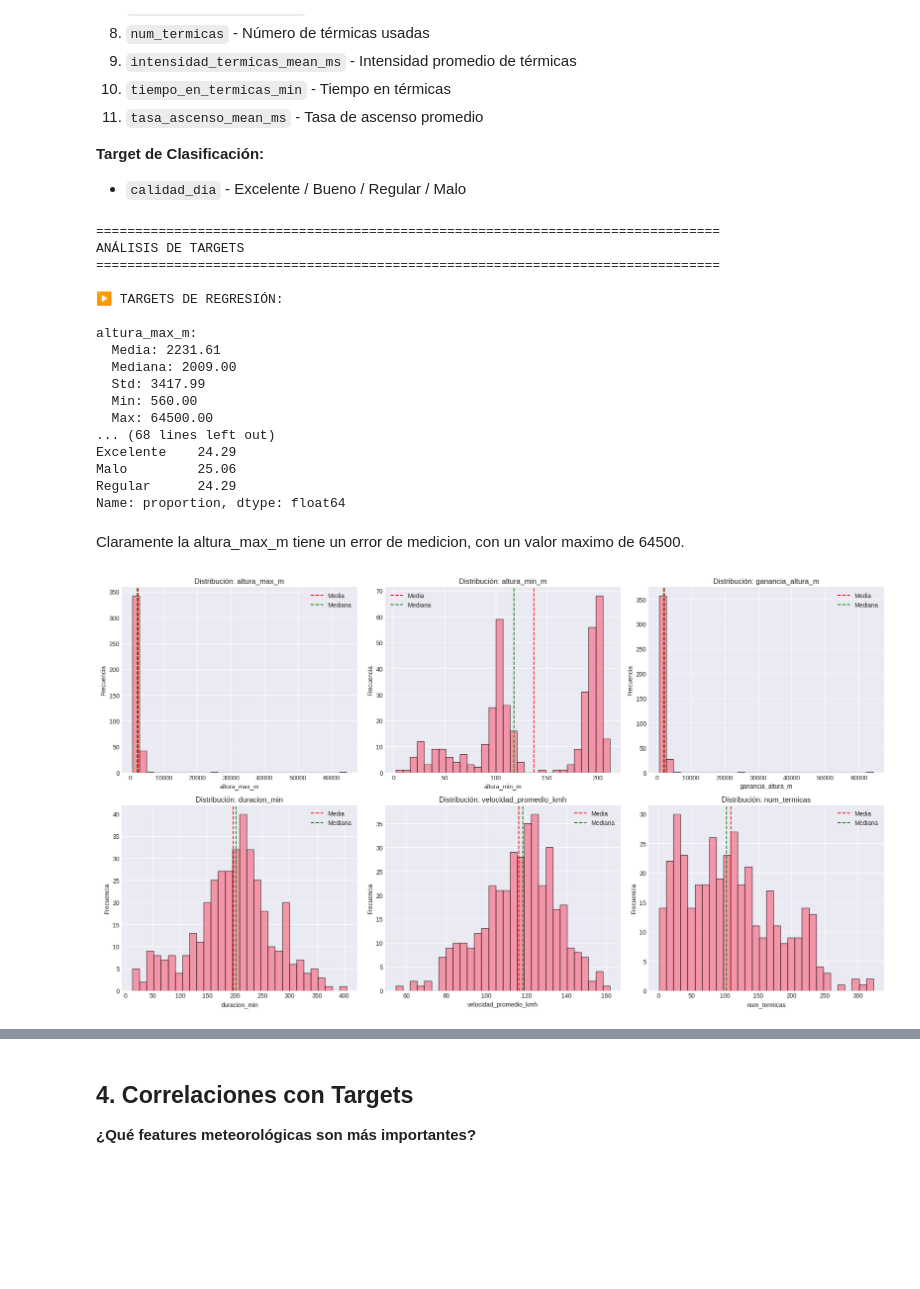
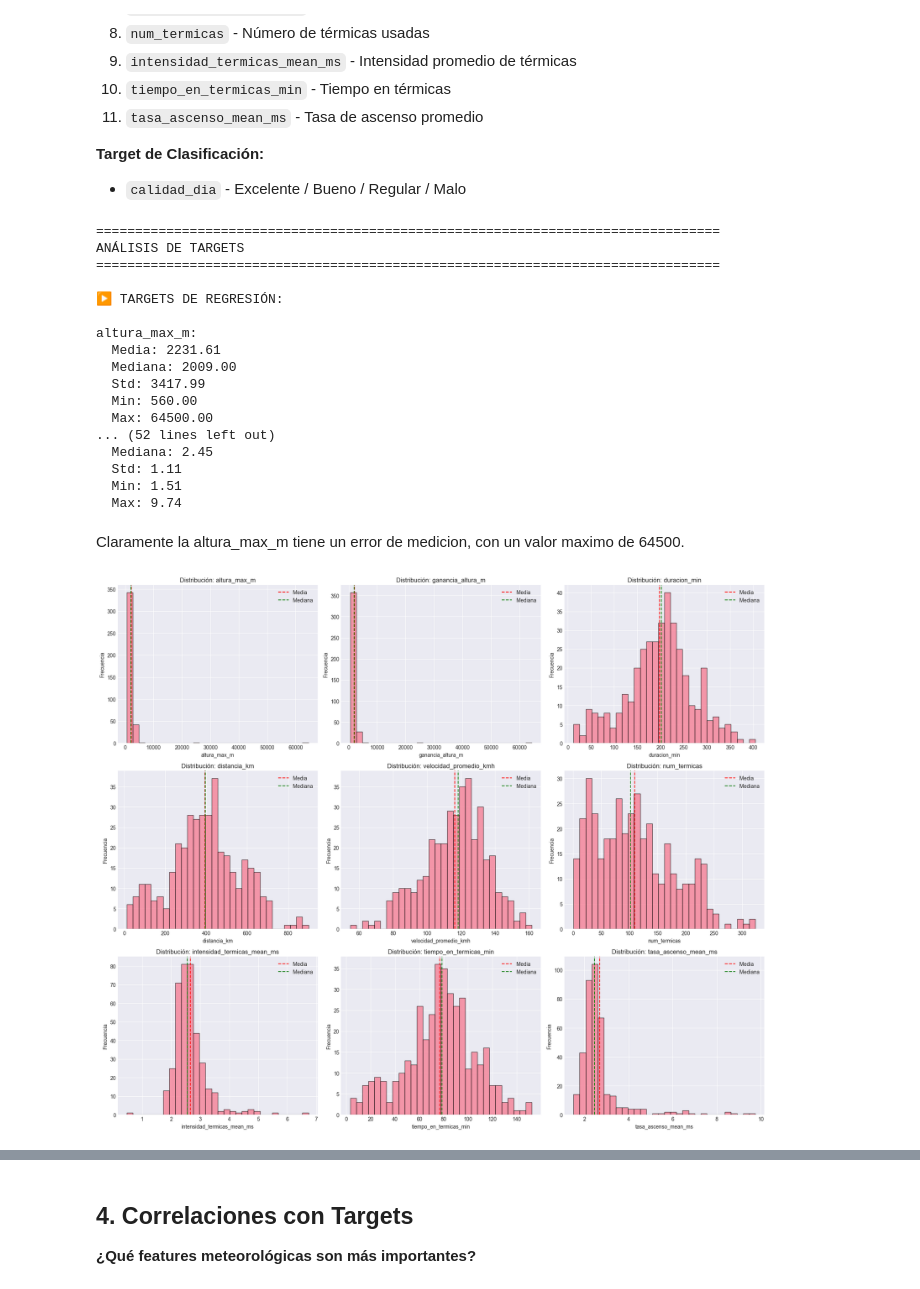
Before and after one commit to estanislaomolina/TP-Final-ML, a Jupyter notebook: data analysis/01_EDA_Preprocesamiento.ipynb, the cells around one changed output, grey strips where cells are left out. Cells and saved outputs as stored; diff of their text form; code cells hidden in the pictures; blank space fills up the shorter version.

Commit message:
cambios mayores, reestructuracion del Dataset y empiezo a ajustar las funciones

```diff
--- a/data analysis/01_EDA_Preprocesamiento.ipynb
+++ b/data analysis/01_EDA_Preprocesamiento.ipynb
@@ -66,6 +54,6 @@ print("Módulos importados correctamente")
 # %%
 # Cargar dataset
-df = cargar_dataset('../data/processed/dataset_FINAL.csv')
+df = cargar_dataset('../data/processed/dataset_FINAL_GRID.csv')
 
 print(f"\nPrimeras filas:")
 df.head()
@@ -128,21 +115,16 @@ Muchas columnas con valores faltantes (82 en total). Las borramos?
 # Definir todos los targets
 targets_reg = [
     'altura_max_m',
-    'altura_min_m',
     'ganancia_altura_m',
-    # 'duracion_horas',
     'duracion_min',
-    # 'distancia_km',
+    'distancia_km',
     'velocidad_promedio_kmh',
     'num_termicas',
     'intensidad_termicas_mean_ms',
     'tiempo_en_termicas_min',
     'tasa_ascenso_mean_ms'
 ]
-
 target_clf = 'calidad_dia'
-
-# Analizar
 analizar_targets(df, targets_reg, target_clf)
 # %% [output]
 ================================================================================
@@ -157,15 +139,15 @@ altura_max_m:
   Std: 3417.99
   Min: 560.00
   Max: 64500.00
-... (68 lines left out)
-Excelente    24.29
-Malo         25.06
-Regular      24.29
-Name: proportion, dtype: float64
+... (52 lines left out)
+  Mediana: 2.45
+  Std: 1.11
+  Min: 1.51
+  Max: 9.74
 # %% [markdown]
 Claramente la altura_max_m tiene un error de medicion, con un valor maximo de 64500.
 # %%
 # Visualizar distribuciones de los primeros 6 targets
-plot_distribucion_targets(df, targets_reg[:6], None)
+plot_distribucion_targets(df, targets_reg, None)
 # %% [output]
-[figure, old version]
+[figure, new version]
```
Also changed, not shown: parts of 22 cells of this notebook, 12 other files.
